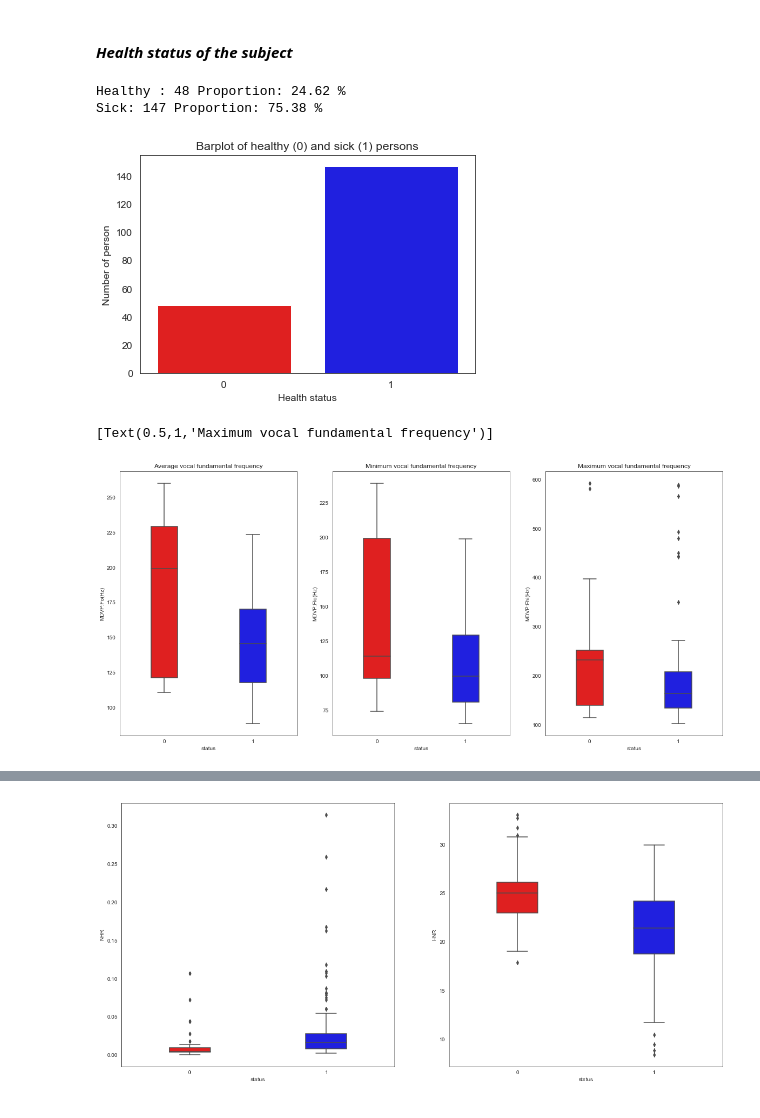
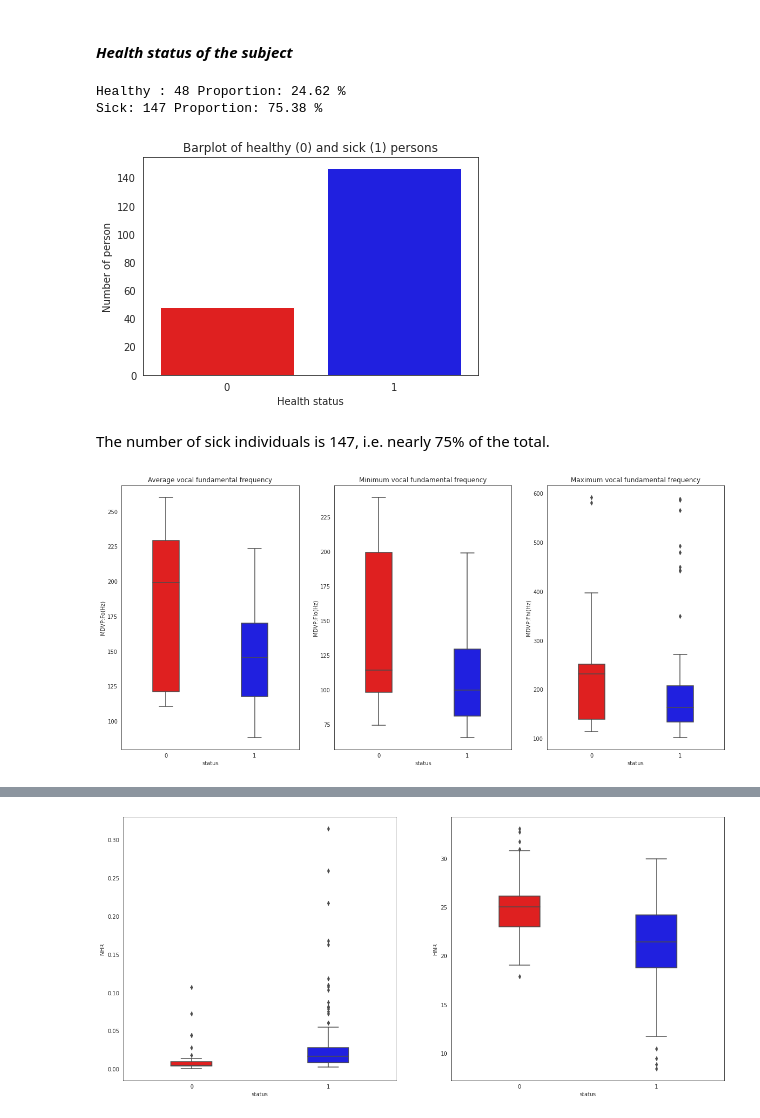
Before and after one commit to espoirgk/DataInsightProgram, a Jupyter notebook: script_parkinson.ipynb, the cells around one changed output, grey strips where cells are left out. Saved outputs shown, nothing was run; the diff lists cells and outputs as text; code cells hidden in the pictures.

```diff
--- a/script_parkinson.ipynb
+++ b/script_parkinson.ipynb
@@ -11,5 +14,6 @@ print(os.listdir())
 # %%
-df = pd.read_csv('parkinsons.data')
+##Load the dataset and the 3 first lines
+df = pd.read_csv('/content/sample_data/parkinsons.data')
 df.head(3)
 # %% [output]
 |  | name | MDVP:Fo(Hz) | MDVP:Fhi(Hz) | MDVP:Flo(Hz) | MDVP:Jitter(%) | MDVP:Jitter(Abs) | MDVP:RAP | ... |
@@ -84,23 +93,24 @@ plt.show()
 # %% [output]
 Healthy : 48 Proportion: 24.62 %
 Sick: 147 Proportion: 75.38 %
-[figure, old version]
+[figure, new version]
+# %% [markdown]
+The number of sick individuals is 147, i.e. nearly 75% of the total.
 # %%
 ##set plot parameters
-fig, ax = plt.subplots(1,3,figsize=(20,9))
+fig, ax = plt.subplots(1,3,figsize=(15,9))
 
 ##Boxplot for the average vocal fundamental frequency
 sns.boxplot(x='status',y='MDVP:Fo(Hz)', data=df, width=0.3,
                 palette=["red", "blue"], ax=ax[0]).set(title = 'Average vocal fundamental frequency')
 
 ##Boxplot for the minimum vocal fundamental frequency
 sns.boxplot(x='status',y='MDVP:Flo(Hz)', data=df, width=0.3,
                 palette=["red", "blue"], ax=ax[1]).set(title = "Minimum vocal fundamental frequency")
 
 ##Boxplot for the maximum vocal fundamental frequency
 sns.boxplot(x='status',y='MDVP:Fhi(Hz)', data=df, width=0.3,
                 palette=["red", "blue"], ax=ax[2]).set(title = "Maximum vocal fundamental frequency")
 plt.show()
 # %% [output]
-[Text(0.5,1,'Maximum vocal fundamental frequency')]
-[figure, old version]
+[figure, new version]
```
Also changed, not shown: parts of 21 cells of this notebook.
